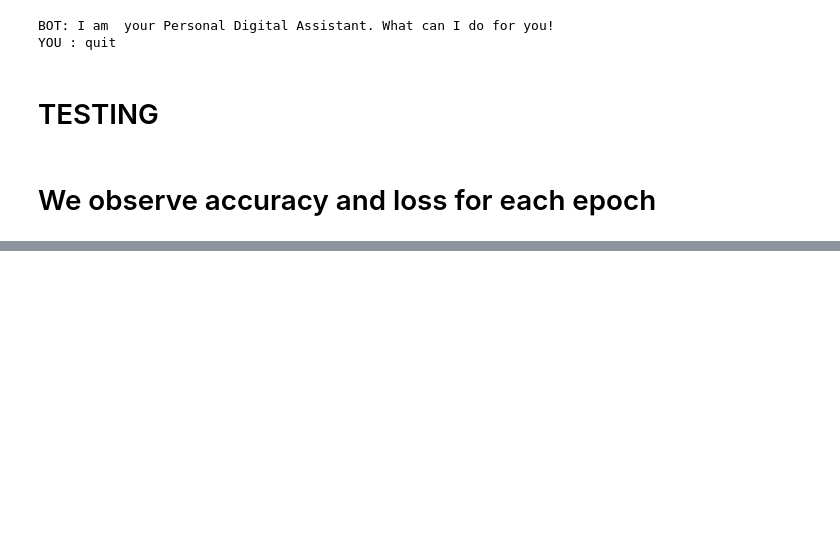
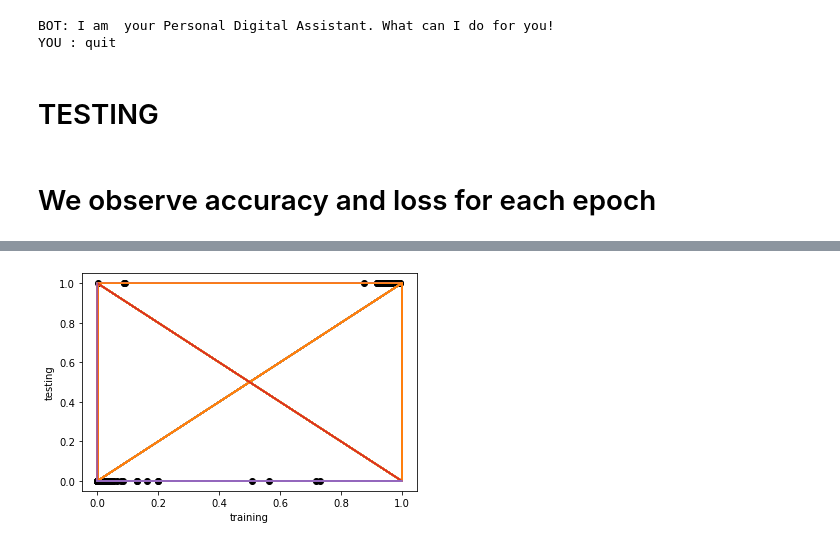
Before and after one commit to Noshitha/Chatbot_bow, a Jupyter notebook: speechrecognition.ipynb, the cells around one changed output, grey strips where cells are left out. Cells and saved outputs as stored; diff of their text form; code cells hidden in the pictures; blank space fills up the shorter version.

```diff
--- a/speechrecognition.ipynb
+++ b/speechrecognition.ipynb
@@ -463,0 +475,8 @@ if __name__ == "__main__":
+# %%
+plt.plot(train_x, test_x, label='Data')
+plt.scatter(x, y, color='k', label='Predictions')
+plt.xlabel('training')
+plt.ylabel('testing')
+plt.show()
+# %% [output]
+[figure, added]
```
Also changed, not shown: parts of 9 cells of this notebook, 32 other files.
